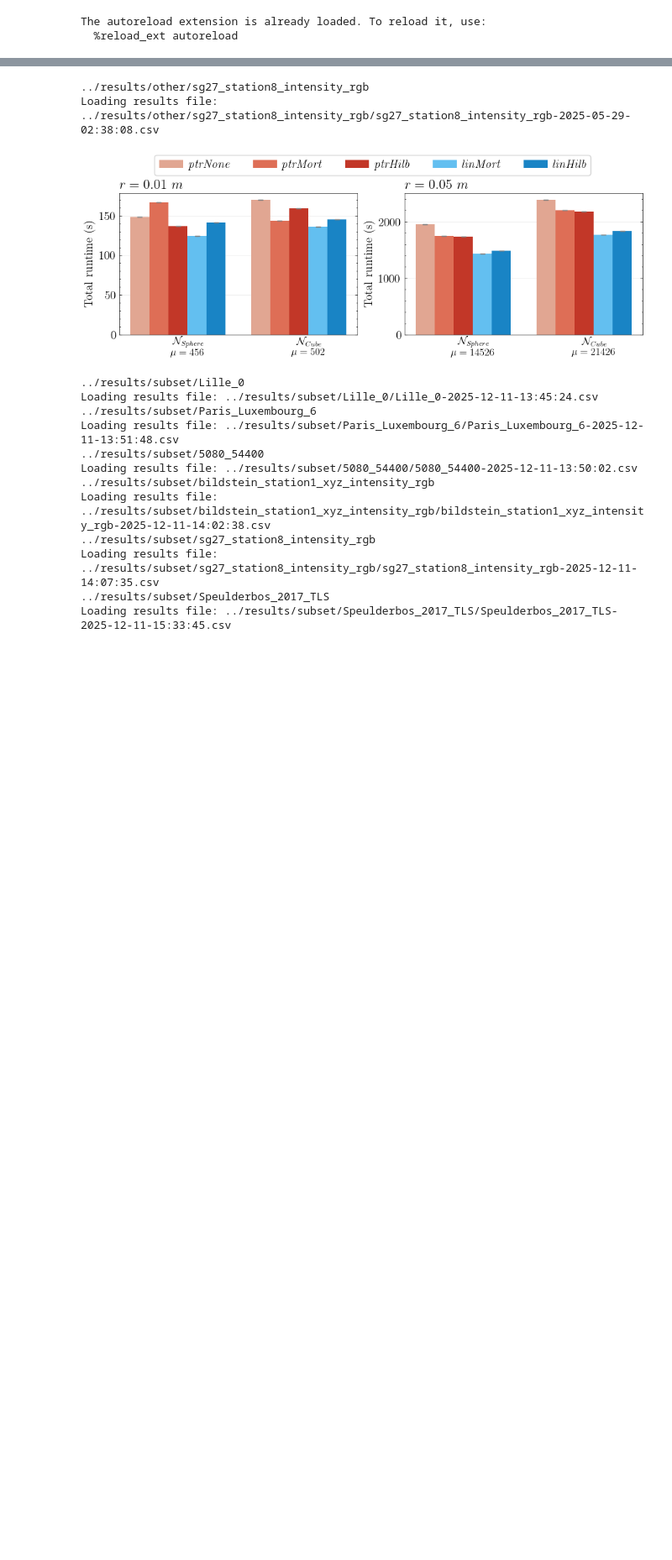
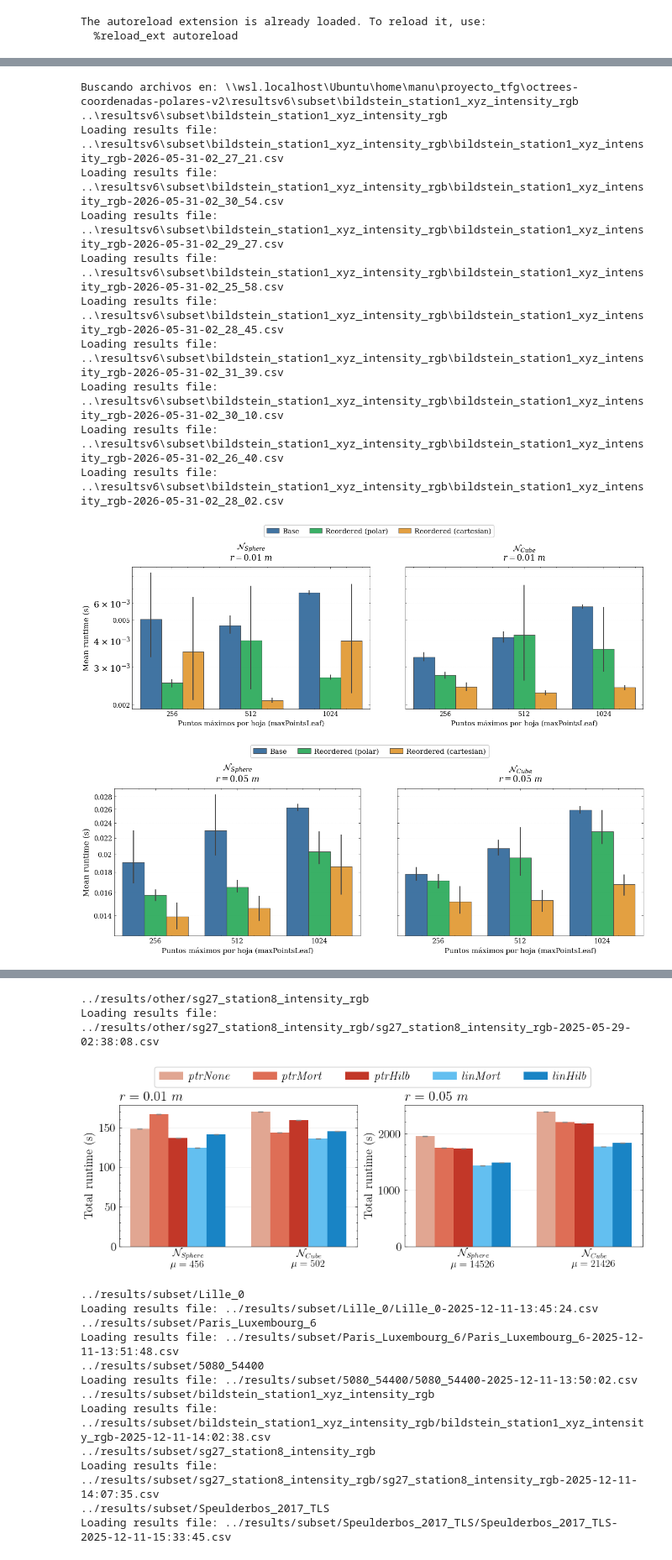
Before and after one commit to manuramazz/octrees-coordenadas-polares-v2, a Jupyter notebook: plots_manu/plots_benchmarks.ipynb, the cells around one changed output, grey strips where cells are left out. Shown at 84% size. Saved outputs shown, nothing was run; the diff lists cells and outputs as text; code cells hidden in the pictures; blank space fills up the shorter version.

```diff
--- a/plots_manu/plots_benchmarks.ipynb
+++ b/plots_manu/plots_benchmarks.ipynb
@@ -43,0 +60,16 @@ Loading results file: ../results/subset/Paris_Luxembourg_6/Paris_Luxembourg_6-20
+# %%
+fig = plot_reorder_vs_base(TEST_DATA_PATH, "bildstein_station1_xyz_intensity_rgb", allFiles=True, kernel="all", radius="all")
+# %% [output]
+Buscando archivos en: \\wsl.localhost\Ubuntu\home\manu\proyecto_tfg\octrees-coordenadas-polares-v2\resultsv6\subset\bildstein_station1_xyz_intensity_rgb
+..\resultsv6\subset\bildstein_station1_xyz_intensity_rgb
+Loading results file: ..\resultsv6\subset\bildstein_station1_xyz_intensity_rgb\bildstein_station1_xyz_intensity_rgb-2026-05-31-02_27_21.csv
+Loading results file: ..\resultsv6\subset\bildstein_station1_xyz_intensity_rgb\bildstein_station1_xyz_intensity_rgb-2026-05-31-02_30_54.csv
+Loading results file: ..\resultsv6\subset\bildstein_station1_xyz_intensity_rgb\bildstein_station1_xyz_intensity_rgb-2026-05-31-02_29_27.csv
+Loading results file: ..\resultsv6\subset\bildstein_station1_xyz_intensity_rgb\bildstein_station1_xyz_intensity_rgb-2026-05-31-02_25_58.csv
+Loading results file: ..\resultsv6\subset\bildstein_station1_xyz_intensity_rgb\bildstein_station1_xyz_intensity_rgb-2026-05-31-02_28_45.csv
+Loading results file: ..\resultsv6\subset\bildstein_station1_xyz_intensity_rgb\bildstein_station1_xyz_intensity_rgb-2026-05-31-02_31_39.csv
+Loading results file: ..\resultsv6\subset\bildstein_station1_xyz_intensity_rgb\bildstein_station1_xyz_intensity_rgb-2026-05-31-02_30_10.csv
+Loading results file: ..\resultsv6\subset\bildstein_station1_xyz_intensity_rgb\bildstein_station1_xyz_intensity_rgb-2026-05-31-02_26_40.csv
+Loading results file: ..\resultsv6\subset\bildstein_station1_xyz_intensity_rgb\bildstein_station1_xyz_intensity_rgb-2026-05-31-02_28_02.csv
+[figure, added]
+[figure, added]
```
Also changed, not shown: parts of 8 cells of this notebook, 7 other files.
